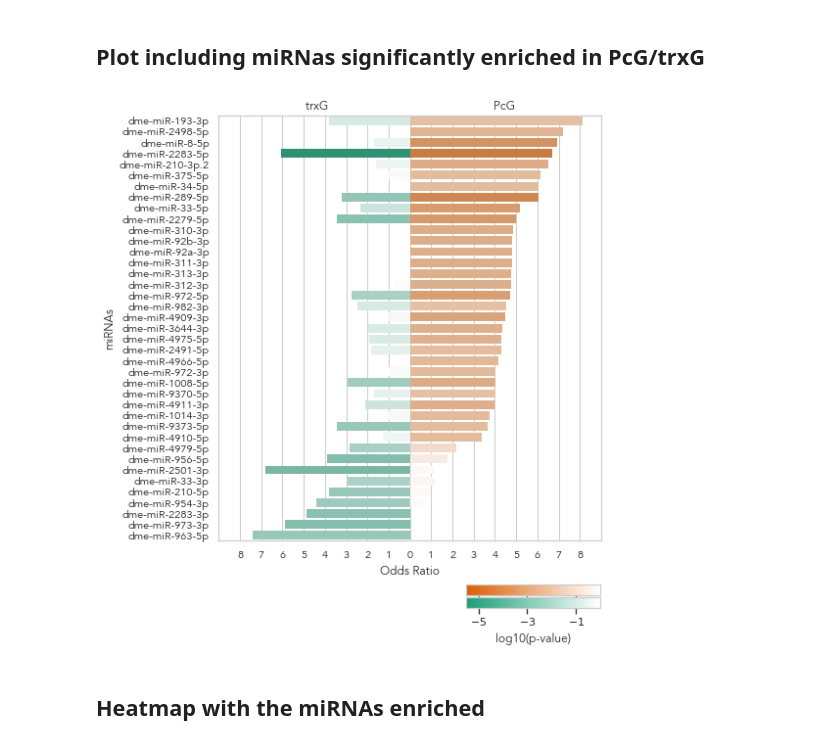
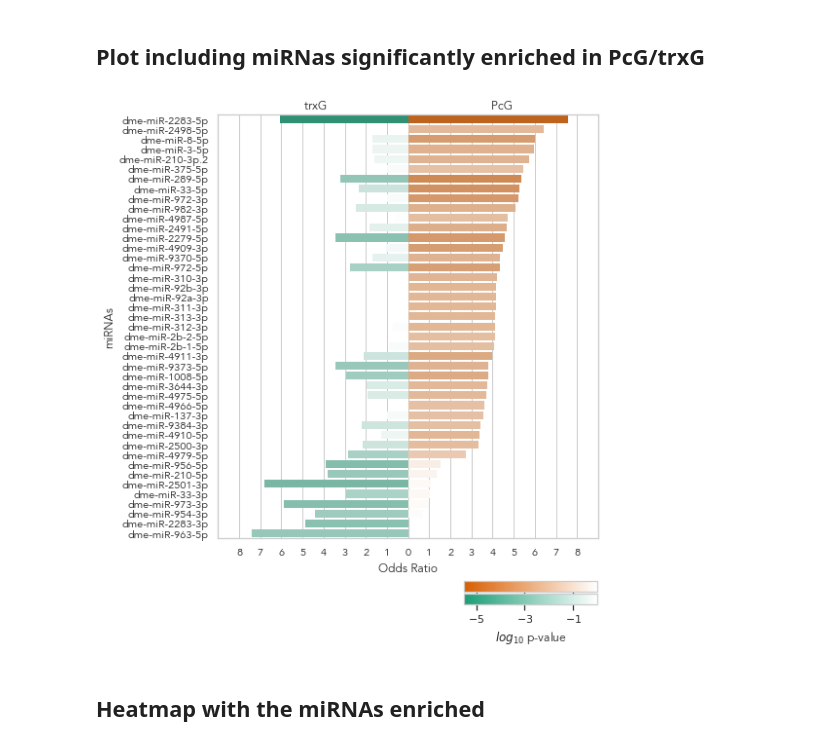
Before and after one commit to j-solor/Drosophila-miRNA-PcG-circuits, a Jupyter notebook: Analysis/Analysis.ipynb, the cells around one changed output. Cells and saved outputs as stored; diff of their text form; code cells hidden in the pictures.

```diff
--- a/Analysis/Analysis.ipynb
+++ b/Analysis/Analysis.ipynb
@@ -39,11 +39,11 @@ generalcmp = LinearSegmentedColormap.from_list("", [low_color, med_color, high_c
 ### Data Loading
 # %%
 HCImiRTps = pd.read_csv(
-    "../HCImiRTps_generation/output_files/HCImiRTps.tsv", sep = "\t")
+    "../RmiRTps_generation/output_files/RmiRTPs.tsv", sep = "\t")
 
 # gene_sets
 curated_pcgtrxg = pd.read_csv(filepath_or_buffer =
-                      'input_files/PcGtrxG_clasification.csv', sep = "\t")
+                      'input_files/PcGtrxG_clasification.tsv', sep = "\t")
 # %% [markdown]
 ### Preprocessing
 # %%
@@ -421,34 +421,34 @@ trxGaxins = inset_axes(ax,
                     height="5%",
                     loc='lower right',
                     borderpad=-7,
                        bbox_to_anchor = (0.1, #control x
                                          0.02, # control Y
                                          0.7, # contrrol wide
                                          0.5 ),#control height
                        bbox_transform=ax.transAxes
                      )
 
 
 ## plot
 cbar_PcG = ax.figure.colorbar(PcGcb,ticks = [-1, -3, -5], cax = PcGaxins, orientation="horizontal", label = "")
-cbar_trxG = ax.figure.colorbar(trxGcb, ticks = [-1, -3, -5], cax = trxGaxins, orientation="horizontal", label = "log10(p-value)")
+cbar_trxG = ax.figure.colorbar(trxGcb, ticks = [-1, -3, -5], cax = trxGaxins, orientation="horizontal", label = "$log_{10}$" + " p-value")
 
 ## format
 tick_text = list("$%i$" %(x) for x in cbar_PcG.get_ticks())
 cbar_PcG.set_ticklabels([])
 cbar_trxG.set_ticklabels(tick_text)
 #cbar_PcG.ax.set_title("PcG")
 #cbar_trxG.ax.set_title("trxG")
 
 # Aesthetics
 ax.set_xlim(-9,9)
 ax.set_xticks(range(-8,9)) # <--- set the ticks first
 ax.set_xticklabels([abs(ele) for ele in range(-8,9)])
 ax.set_xlabel("Odds Ratio")
 ax.set_title("trxG" + 50*" " + "PcG")
 
 plt.savefig("plots/bestPcG_OR.svg", dpi = 500, transparent = True, bbox_inches='tight')
 # %% [output]
-[figure, old version]
+[figure, new version]
 # %% [markdown]
 ## Heatmap with the miRNAs enriched
```
Also changed, not shown: parts of 13 cells of this notebook, 3 other files.
